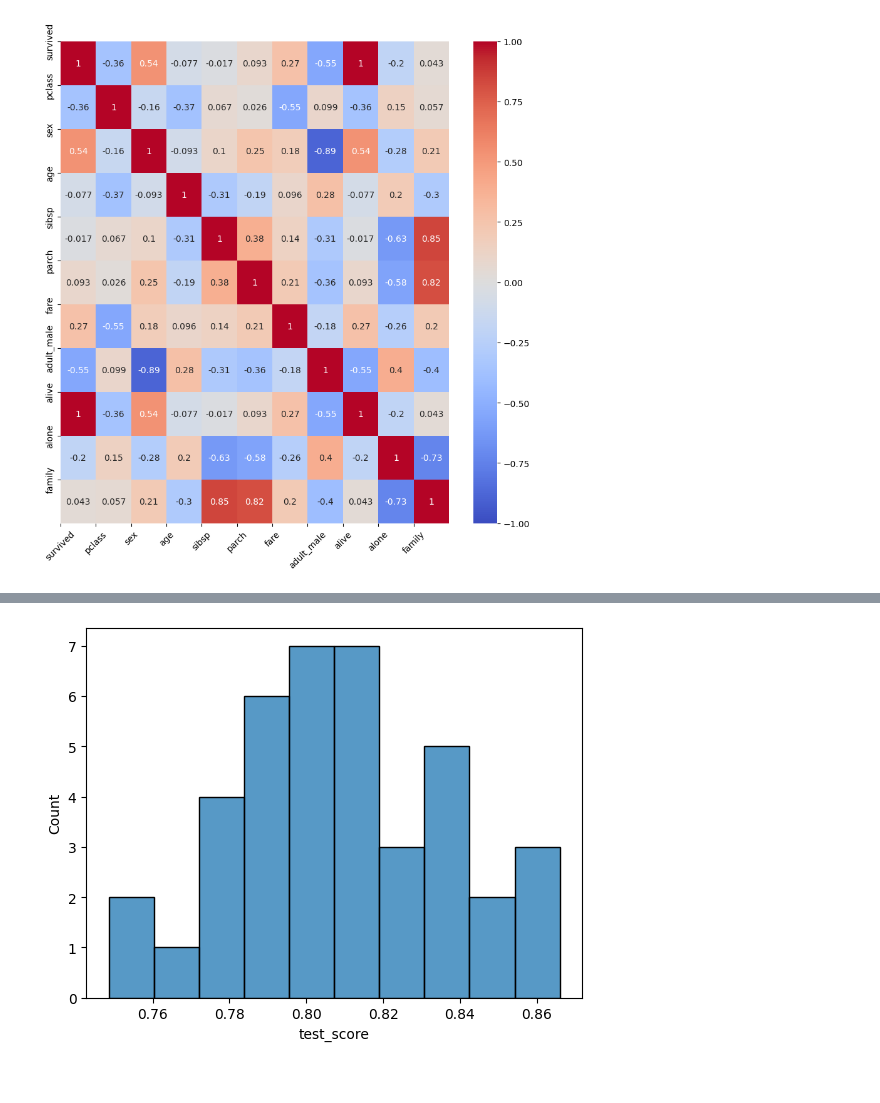
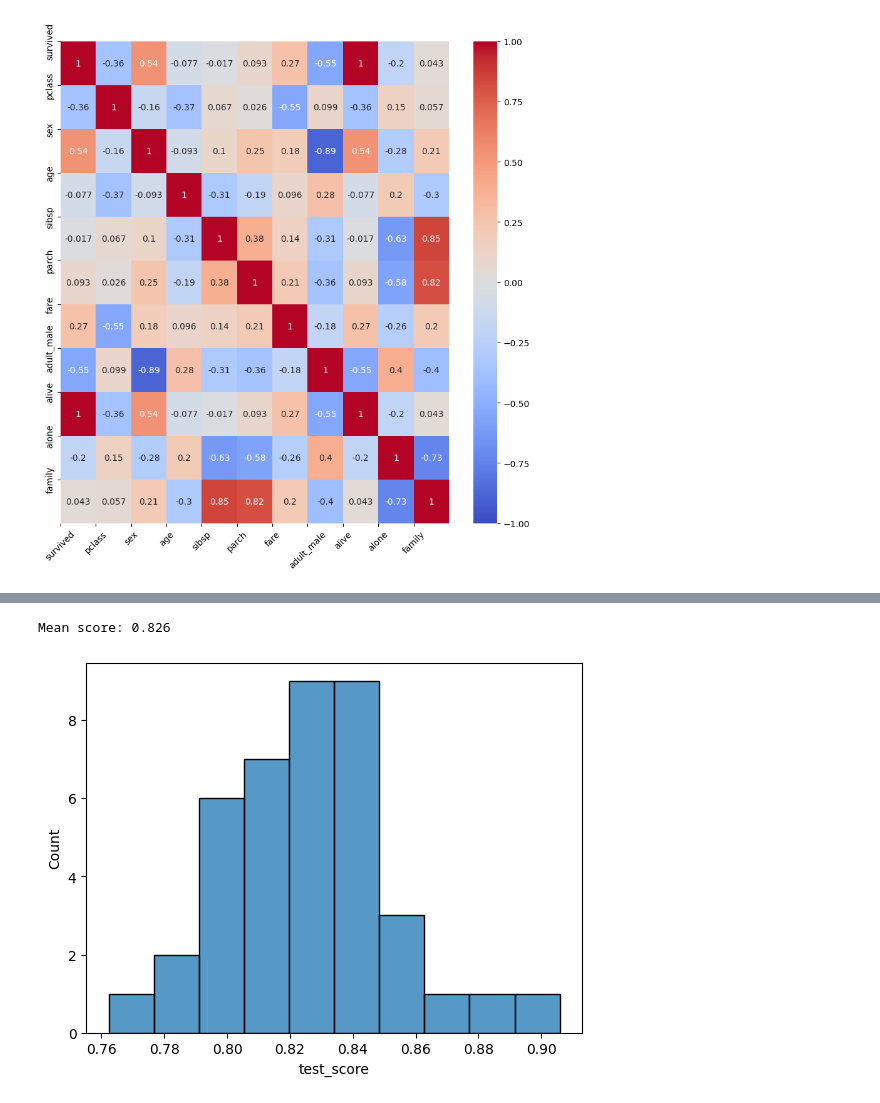
Before and after one commit to Lev1231254/analyzeTitanicData, a Jupyter notebook: analysis.ipynb, the cells around one changed output, grey strips where cells are left out. Cells and saved outputs as stored; diff of their text form; code cells hidden in the pictures.

```diff
--- a/analysis.ipynb
+++ b/analysis.ipynb
@@ -15,13 +21,14 @@ import time
 dataset = sns.load_dataset('titanic')
 
 # add family feature
-family = dataset['sibsp'].add(dataset['parch'])
+family = dataset['sibsp'] + dataset['parch'] + 1
 family = pd.DataFrame(family, columns=['family'])
 
 dataset = dataset.join(family)
 
 #remove rows with nan
-dataset = dataset.dropna(subset=['age'])
+dataset["age"] = dataset["age"].fillna(dataset["age"].median())
+
 
 # turn str features into numeric features
 dataset['sex'] = dataset['sex'].map({'male' : 0, 'female' : 1})
@@ -162,7 +170,7 @@ We need to predict binary value, so let's try K nearest neighbors first.
 # %%
 df_numeric = dataset.drop(columns=['embarked', 'class', 'who', 'deck', 'embark_town'])
 
-X = df_numeric.drop(columns=['survived', 'family', 'alive'])
+X = df_numeric.drop(columns=['survived', 'sibsp', 'parch', 'alive'])
 y = df_numeric['survived']
 
 # split data
@@ -186,15 +181,17 @@ Name: survived, Length: 714, dtype: int64
 # %%
 # make pipeline
 
 model = make_pipeline(StandardScaler(), KNeighborsClassifier())
 
 #cross validation
 cv = ShuffleSplit(n_splits=40, test_size = 0.25, random_state=0)
 cross_validation_results = cross_validate(
     model, X, y, cv=cv, scoring="accuracy")
 
 results = pd.DataFrame(cross_validation_results)
-_ = sns.histplot(results["test_score"], bins=10)
+sns.histplot(results["test_score"], bins=10)
+print(f"Mean score: {results["test_score"].mean():.3f}")
 # %% [output]
+Mean score: 0.826
-[figure, old version]
+[figure, new version]
 # %% [markdown]
```
Also changed, not shown: parts of 13 cells of this notebook.
